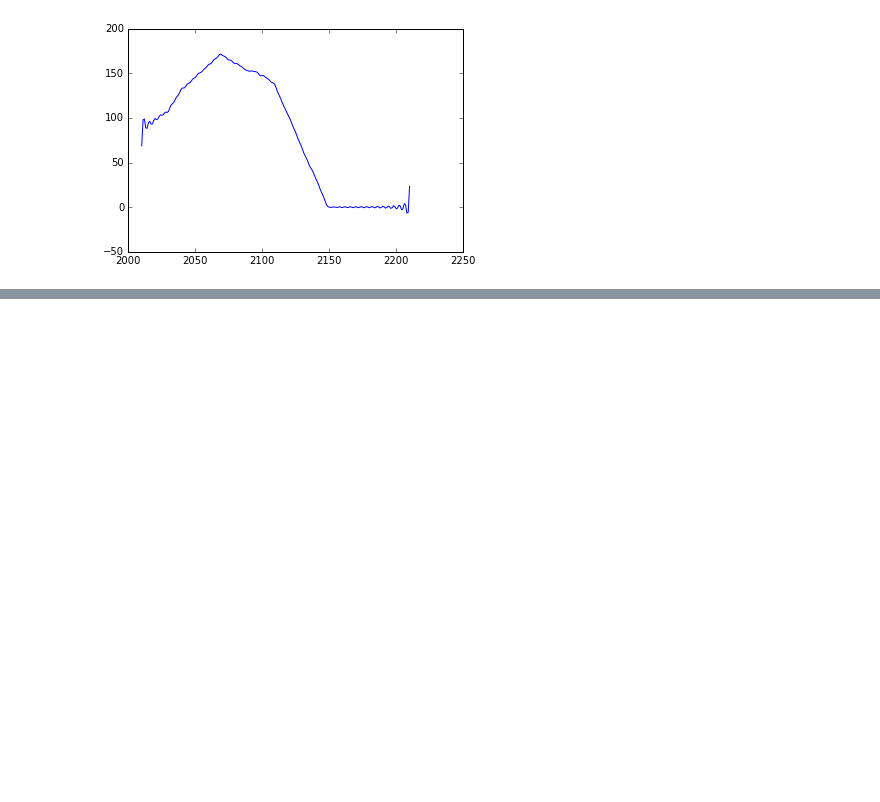
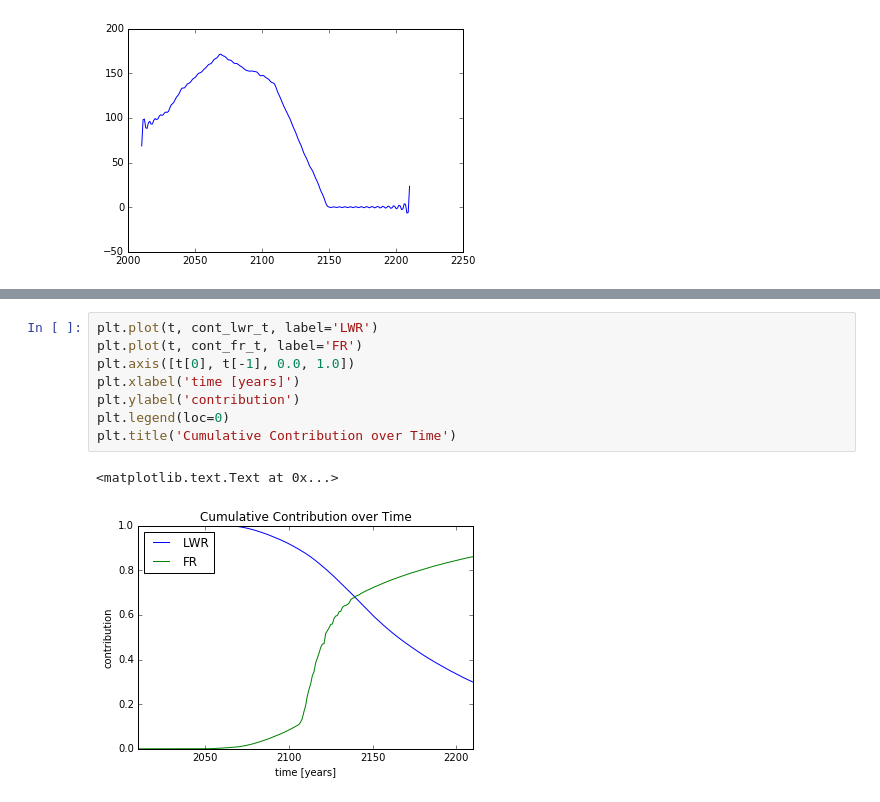
Before and after one commit to scopatz/fc-bench-method, a Jupyter notebook: methodology.ipynb, the cells around one changed output, grey strips where cells are left out. Drawn from its saved outputs; the diff is of its cells as text; blank space fills up the shorter version.

```diff
--- a/methodology.ipynb
+++ b/methodology.ipynb
@@ -204,0 +242,11 @@ array([  2.74621392e+08+0.j,   8.31314824e+07+0.j,   3.70005661e+05+0.j,
+# %%
+plt.plot(t, cont_lwr_t, label='LWR')
+plt.plot(t, cont_fr_t, label='FR')
+plt.axis([t[0], t[-1], 0.0, 1.0])
+plt.xlabel('time [years]')
+plt.ylabel('contribution')
+plt.legend(loc=0)
+plt.title('Cumulative Contribution over Time')
+# %% [output]
+<matplotlib.text.Text at 0x...>
+[figure, added]
```
Also changed, not shown: parts of 11 cells of this notebook, 1 other file.
